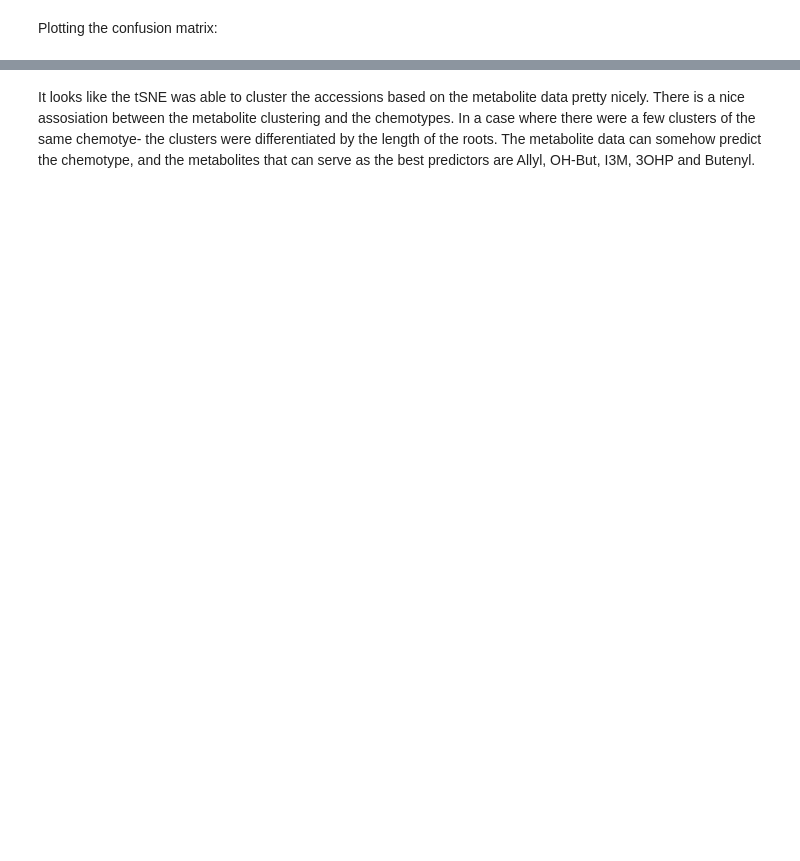
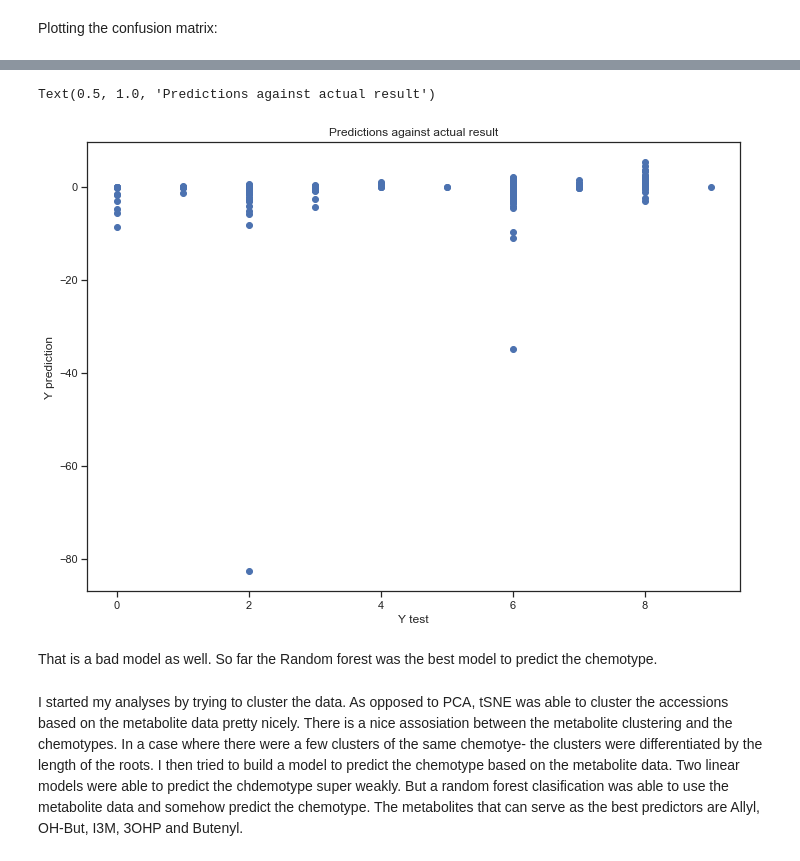
Before and after one commit to EllaKatz1/Springboard_data, a Jupyter notebook: Second_capstone/Modeling.ipynb, the cells around one changed output, grey strips where cells are left out. Drawn from its saved outputs; the diff is of its cells as text; code cells hidden in the pictures; blank space fills up the shorter version.

Commit message:
An updated modeling

```diff
--- a/Second_capstone/Modeling.ipynb
+++ b/Second_capstone/Modeling.ipynb
@@ -307,0 +316,6 @@ plt.yticks(rotation=0)
+# %%
+from sklearn import linear_model, preprocessing
+
+rModel = linear_model.LinearRegression(normalize=True)
+rModel.fit(X_train, y_train)
+print(rModel.score(X_train, y_train))
@@ -307,0 +334,6 @@ plt.yticks(rotation=0)
+# %%
+import statsmodels.api as sm
+
+rModel2 = sm.OLS(y_train, X_train)
+rModel2_results = rModel2.fit()
+rModel2_results.summary()
@@ -308,6 +374,23 @@ plt.yticks(rotation=0)
+# %%
+y_pred = rModel2_results.predict(X_test)
+plt.scatter(y_test, y_pred)
+
+plt.plot()
+plt.xlabel('Y test')
+plt.ylabel('Y prediction')
+plt.title("Predictions against actual result")
+# %% [output]
+Text(0.5, 1.0, 'Predictions against actual result')
+[figure, added]
+# %% [markdown]
+That is a bad model as well.
+So far the Random forest was the best model to predict the chemotype.
 # %% [markdown]
-It looks like the tSNE was able to cluster the accessions based on the metabolite data pretty nicely.
+I started my analyses by trying to cluster the data.
+As opposed to PCA, tSNE was able to cluster the accessions based on the metabolite data pretty nicely.
 There is a nice assosiation between the metabolite clustering and the chemotypes.
 In a case where there were a few clusters of the same chemotye- the clusters were differentiated by the length of the roots.
-The metabolite data can somehow predict the chemotype, and the metabolites that can serve as the best predictors are Allyl,
-OH-But, I3M, 3OHP and Butenyl.
+I then tried to build a model to predict the chemotype based on the metabolite data.
+Two linear models were able to predict the chdemotype super weakly.
+But a random forest clasification was able to use the metabolite data and somehow predict the chemotype.
+The metabolites that can serve as the best predictors are Allyl, OH-But, I3M, 3OHP and Butenyl.
```
Also changed, not shown: parts of 13 cells of this notebook.
